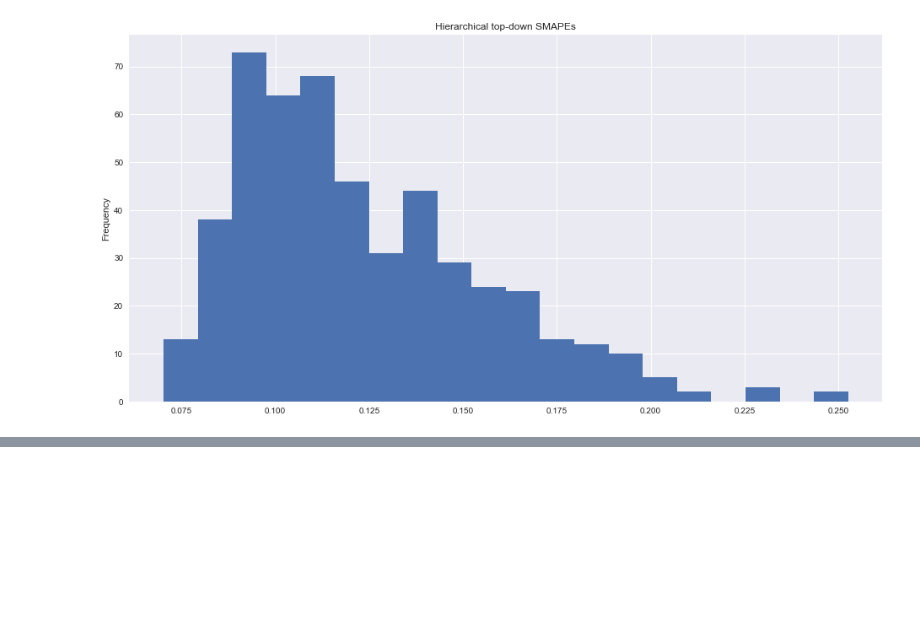
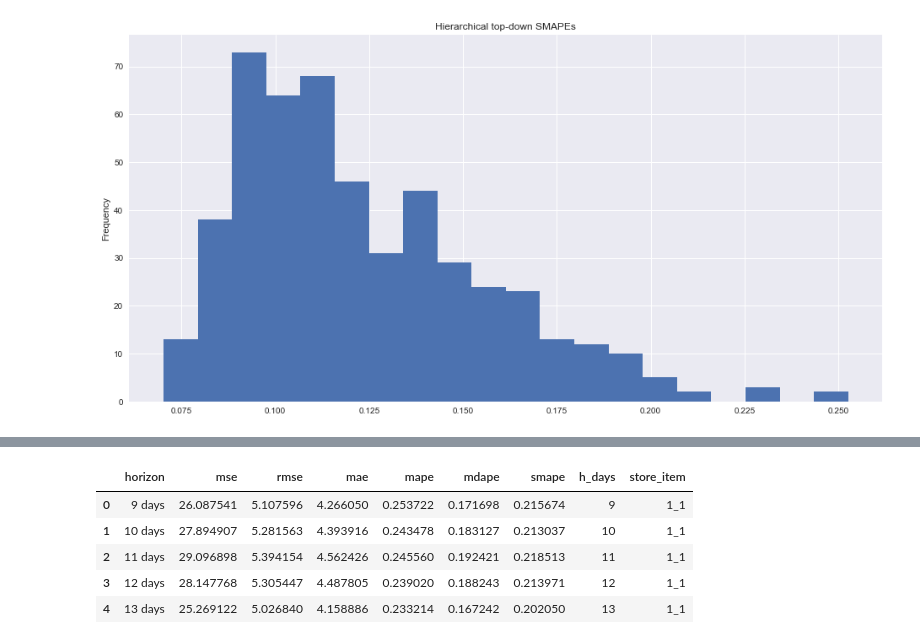
Before and after one commit to mangano/forecasting, a Jupyter notebook: store_item_demand.ipynb, the cells around one changed output, grey strips where cells are left out. Saved outputs shown, nothing was run; the diff lists cells and outputs as text; code cells hidden in the pictures; blank space fills up the shorter version.

```diff
--- a/store_item_demand.ipynb
+++ b/store_item_demand.ipynb
@@ -289,0 +328,9 @@ average SMAPE: 0.123
+# %%
+df_perf.head()
+# %% [output]
+|  | horizon | mse | rmse | mae | mape | mdape | smape | h_days | store_item |
+| 0 | 9 days | 26.087541 | 5.107596 | 4.266050 | 0.253722 | 0.171698 | 0.215674 | 9 | 1_1 |
+| 1 | 10 days | 27.894907 | 5.281563 | 4.393916 | 0.243478 | 0.183127 | 0.213037 | 10 | 1_1 |
+| 2 | 11 days | 29.096898 | 5.394154 | 4.562426 | 0.245560 | 0.192421 | 0.218513 | 11 | 1_1 |
+| 3 | 12 days | 28.147768 | 5.305447 | 4.487805 | 0.239020 | 0.188243 | 0.213971 | 12 | 1_1 |
+| 4 | 13 days | 25.269122 | 5.026840 | 4.158886 | 0.233214 | 0.167242 | 0.202050 | 13 | 1_1 |
```
Also changed, not shown: parts of 9 cells of this notebook, 1 other file.
